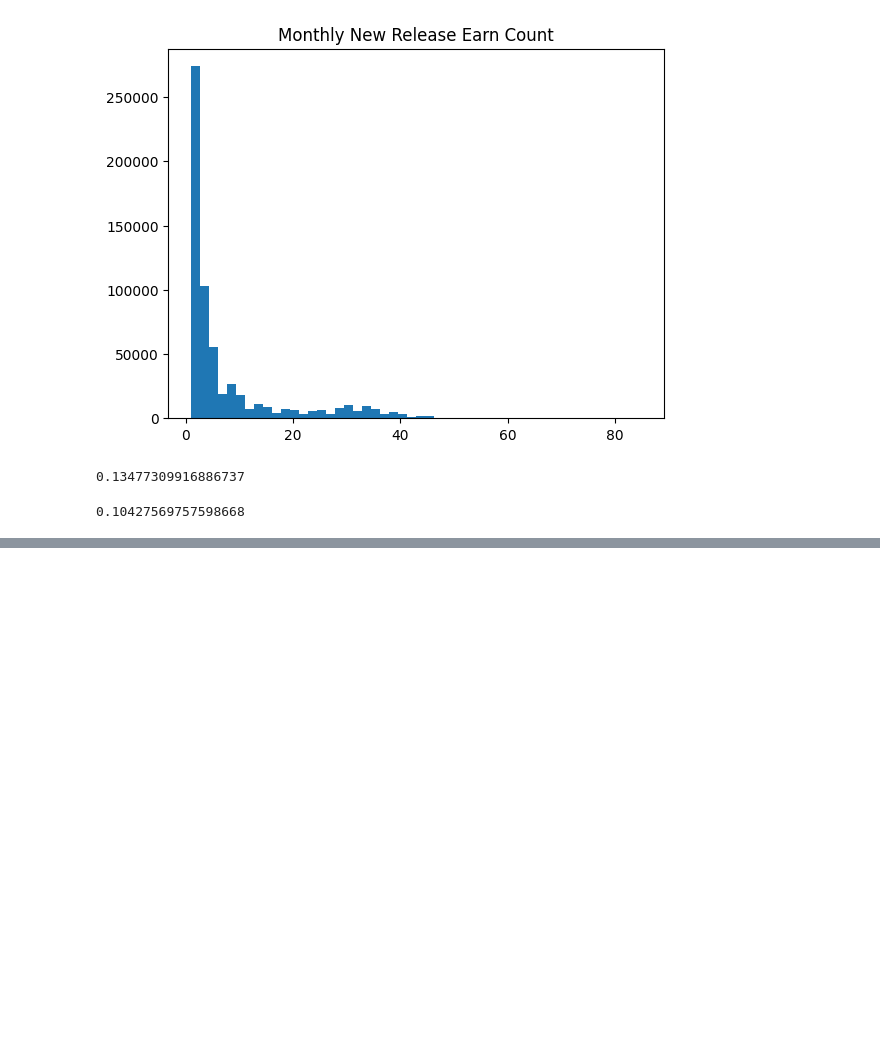
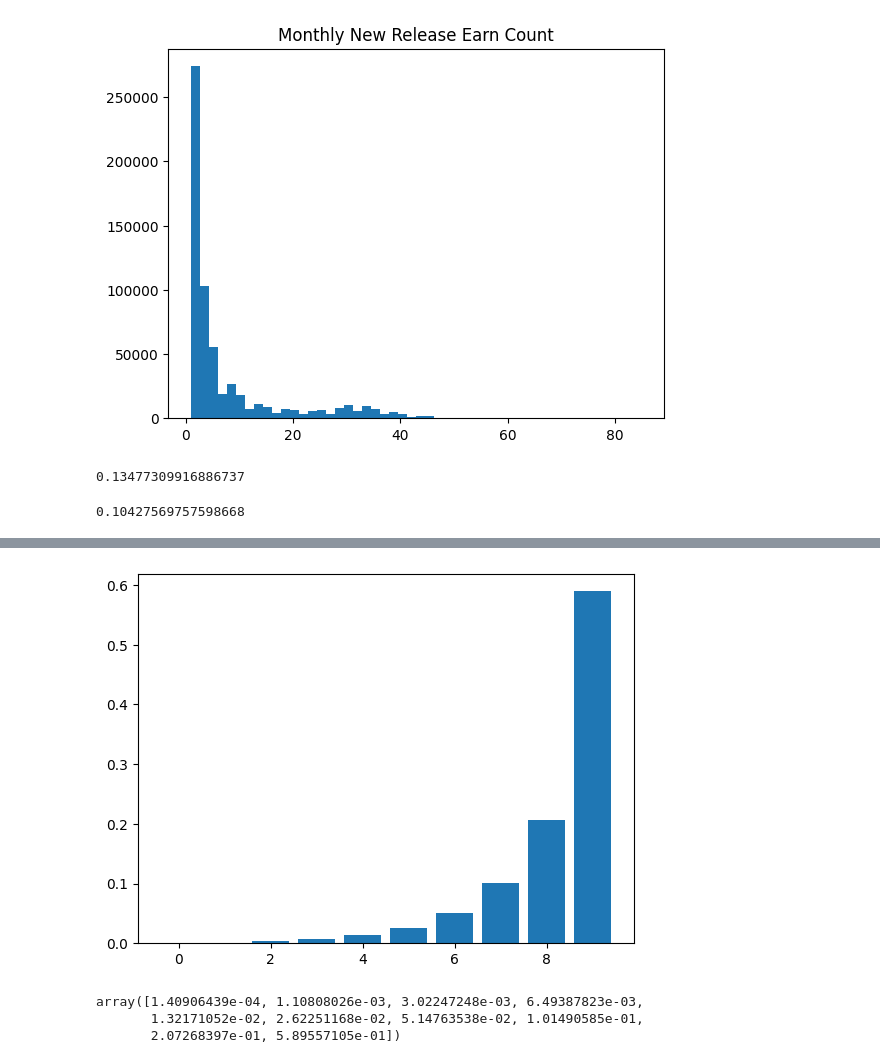
Before and after one commit to leo-z-kakaoent/tapas_new_release, a Jupyter notebook: a1_codes/a40130_user_stats.ipynb, the cells around one changed output, grey strips where cells are left out. Cells and saved outputs as stored; diff of their text form; code cells hidden in the pictures; blank space fills up the shorter version.

```diff
--- a/a1_codes/a40130_user_stats.ipynb
+++ b/a1_codes/a40130_user_stats.ipynb
@@ -238,0 +334,11 @@ plt.bar(dates)
+# %%
+plt.bar(gtdf.index, gtdf.values/gtdf.values.sum())
+plt.show()
+# %% [output]
+[figure, added]
+# %%
+gtdf.values/gtdf.values.sum()
+# %% [output]
+array([1.40906439e-04, 1.10808026e-03, 3.02247248e-03, 6.49387823e-03,
+       1.32171052e-02, 2.62251168e-02, 5.14763538e-02, 1.01490585e-01,
+       2.07268397e-01, 5.89557105e-01])
```
Also changed, not shown: parts of 26 cells of this notebook.
